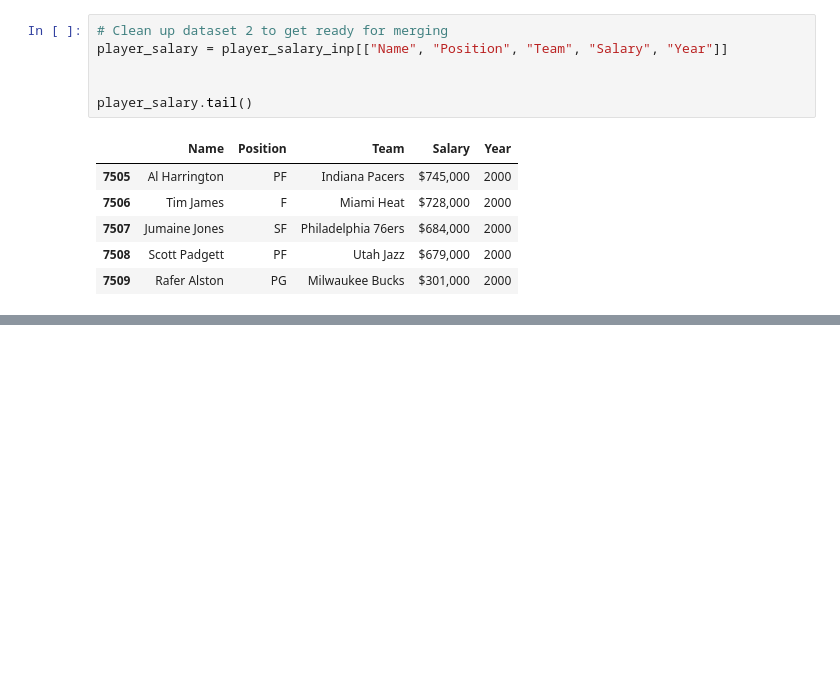
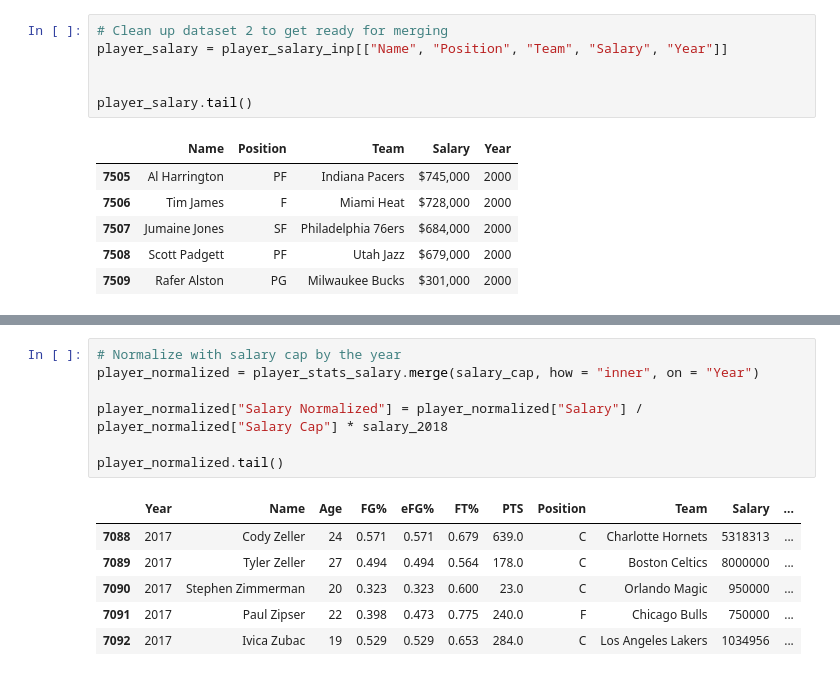
Before and after one commit to ziangzhang10/nba-players-pay-study, a Jupyter notebook: Main/Analysis.ipynb, the cells around one changed output, grey strips where cells are left out. Saved outputs shown, nothing was run; the diff lists cells and outputs as text; blank space fills up the shorter version.

```diff
--- a/Main/Analysis.ipynb
+++ b/Main/Analysis.ipynb
@@ -54,0 +92,14 @@ player_salary.tail()
+# %%
+# Normalize with salary cap by the year
+player_normalized = player_stats_salary.merge(salary_cap, how = "inner", on = "Year")
+
+player_normalized["Salary Normalized"] = player_normalized["Salary"] / player_normalized["Salary Cap"] * salary_2018
+
+player_normalized.tail()
+# %% [output]
+|  | Year | Name | Age | FG% | eFG% | FT% | PTS | Position | Team | Salary | ... |
+| 7088 | 2017 | Cody Zeller | 24 | 0.571 | 0.571 | 0.679 | 639.0 | C | Charlotte Hornets | 5318313 | ... |
+| 7089 | 2017 | Tyler Zeller | 27 | 0.494 | 0.494 | 0.564 | 178.0 | C | Boston Celtics | 8000000 | ... |
+| 7090 | 2017 | Stephen Zimmerman | 20 | 0.323 | 0.323 | 0.600 | 23.0 | C | Orlando Magic | 950000 | ... |
+| 7091 | 2017 | Paul Zipser | 22 | 0.398 | 0.473 | 0.775 | 240.0 | F | Chicago Bulls | 750000 | ... |
+| 7092 | 2017 | Ivica Zubac | 19 | 0.529 | 0.529 | 0.653 | 284.0 | C | Los Angeles Lakers | 1034956 | ... |
```
Also changed, not shown: parts of 9 cells of this notebook.
